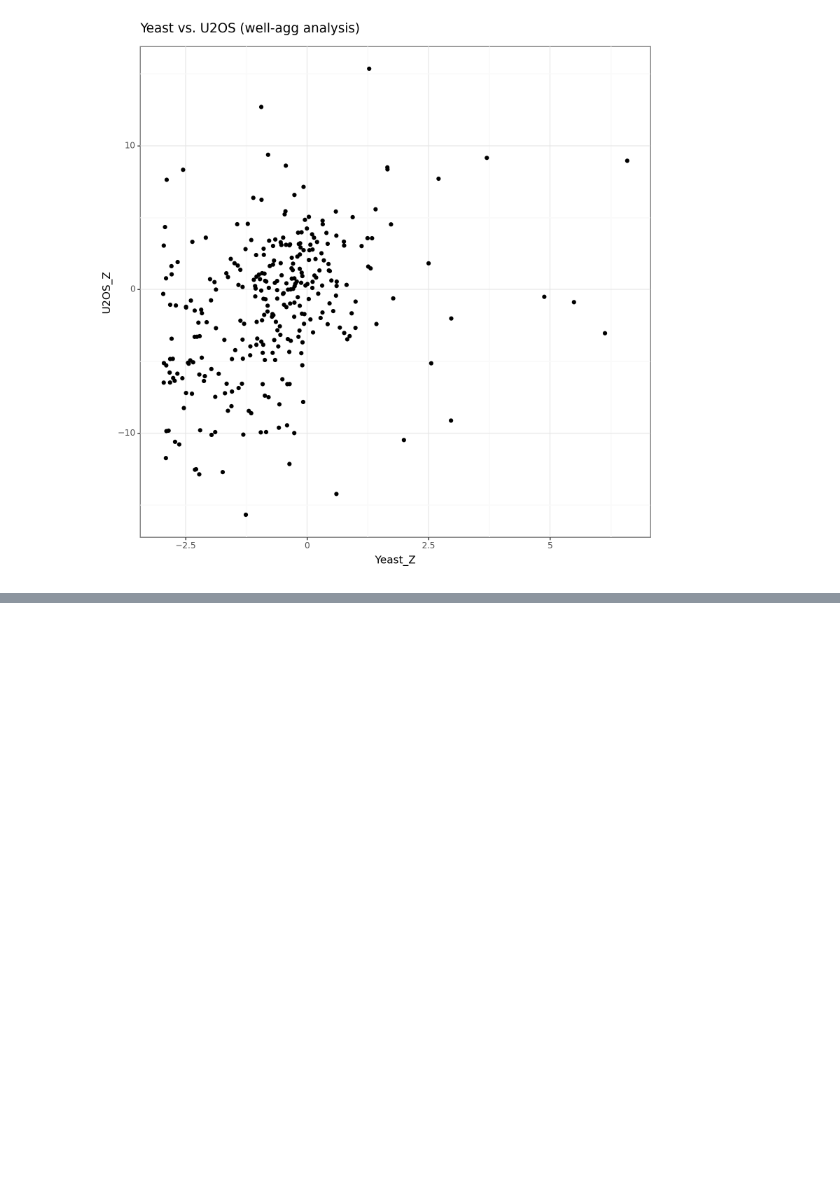
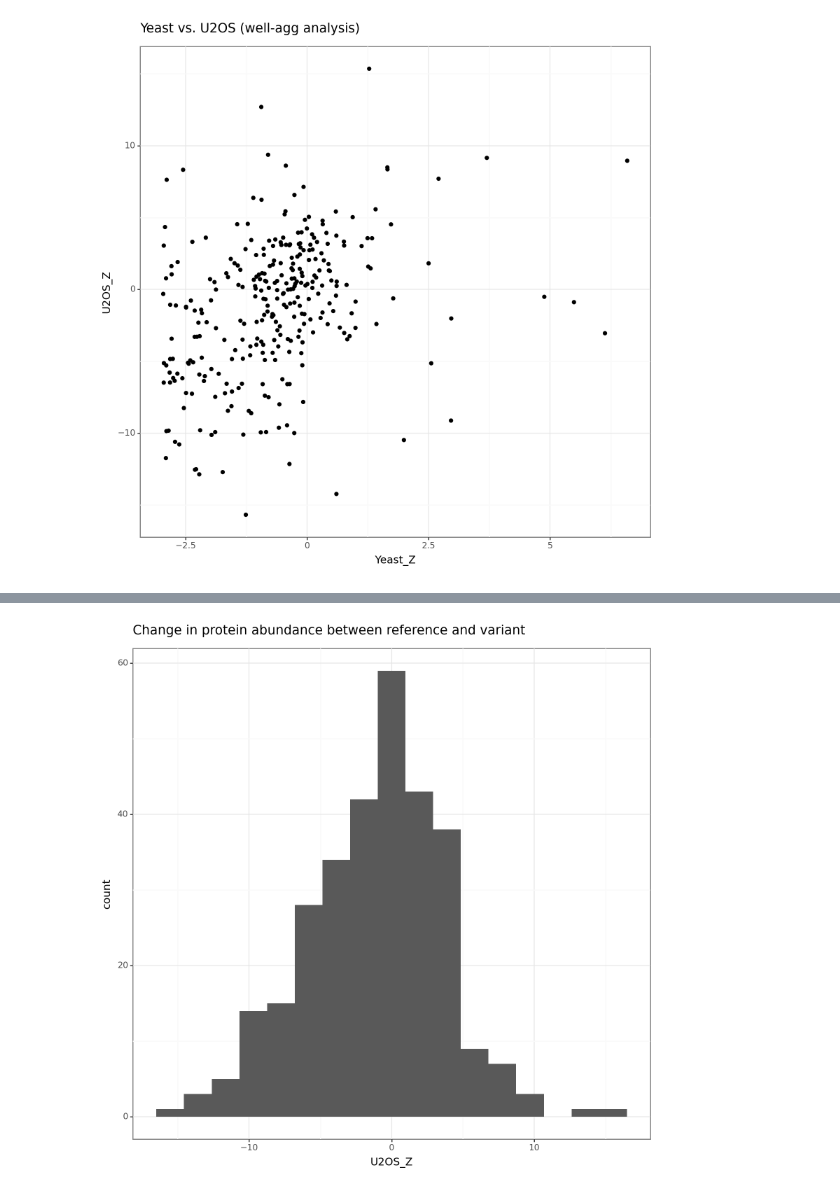
Before and after one commit to runxi-shen/2021_09_01_VarChAMP, a Jupyter notebook: 7.downstream_analysis_jess/final_notebooks/5_flag_abundance_hits.ipynb, the cells around one changed output, grey strips where cells are left out. Cells and saved outputs as stored; diff of their text form; code cells hidden in the pictures; blank space fills up the shorter version.

```diff
--- a/7.downstream_analysis_jess/final_notebooks/5_flag_abundance_hits.ipynb
+++ b/7.downstream_analysis_jess/final_notebooks/5_flag_abundance_hits.ipynb
@@ -249,8 +249,8 @@ well_abun_stats = pl.concat(well_abun_stats, how="vertical")
 well_abun_stats = well_abun_stats.rename({"z": "U2OS_Z"})
 well_abun_stats.write_csv("../results/well_abundance_changes.csv")
 # %%
-# Compare to yeast data
-yeast_abun = (
+# Compare to dual data
+dual_abun = (
     pl.read_csv("../data/abundance_ppi_his3_edgotyping.tsv", separator="\t")
     .filter(pl.col("node_type") == "allele")
     .with_columns(
@@ -259,13 +259,13 @@ yeast_abun = (
     .select(["Variant", "z_abundance_change"])
     .filter(pl.col("z_abundance_change").is_not_null())
     .with_columns(pl.col("z_abundance_change").cast(pl.Float64))
-    .rename({"z_abundance_change": "Yeast_Z"})
+    .rename({"z_abundance_change": "dual_Z"})
 )
-abun_yeast_sc = sc_abun_stats.join(yeast_abun, on="Variant", how="left").filter(
-    pl.col("Yeast_Z").is_not_null()
+abun_dual_sc = sc_abun_stats.join(dual_abun, on="Variant", how="left").filter(
+    pl.col("dual_Z").is_not_null()
 )
-abun_yeast_well = well_abun_stats.join(yeast_abun, on="Variant", how="left").filter(
-    pl.col("Yeast_Z").is_not_null()
+abun_dual_well = well_abun_stats.join(dual_abun, on="Variant", how="left").filter(
+    pl.col("dual_Z").is_not_null()
 )
 # %%
 from plotnine import aes, geom_point, ggplot, theme_bw, labs
@@ -331,0 +332,16 @@ P-value: 1.1409530313557523e-08
+# %%
+from plotnine import aes, geom_histogram, ggplot, theme_bw, labs
+
+plotnine.options.figure_size = (8, 8)
+plot1 = (
+    ggplot(
+        abun_dual_well,
+        aes(x="U2OS_Z"),
+    )
+    + geom_histogram()
+    + theme_bw()
+    + labs(title="Change in protein abundance between reference and variant")
+)
+print(plot1)
+# %% [output]
+[figure, added]
```
Also changed, not shown: parts of 7 cells of this notebook, 6 other files.
